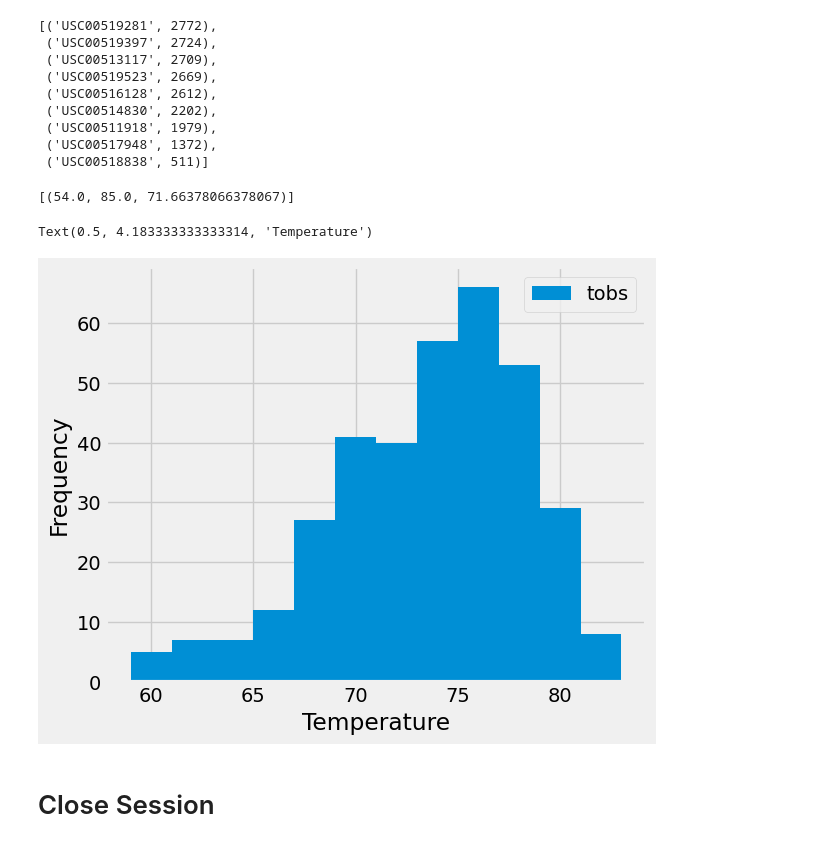
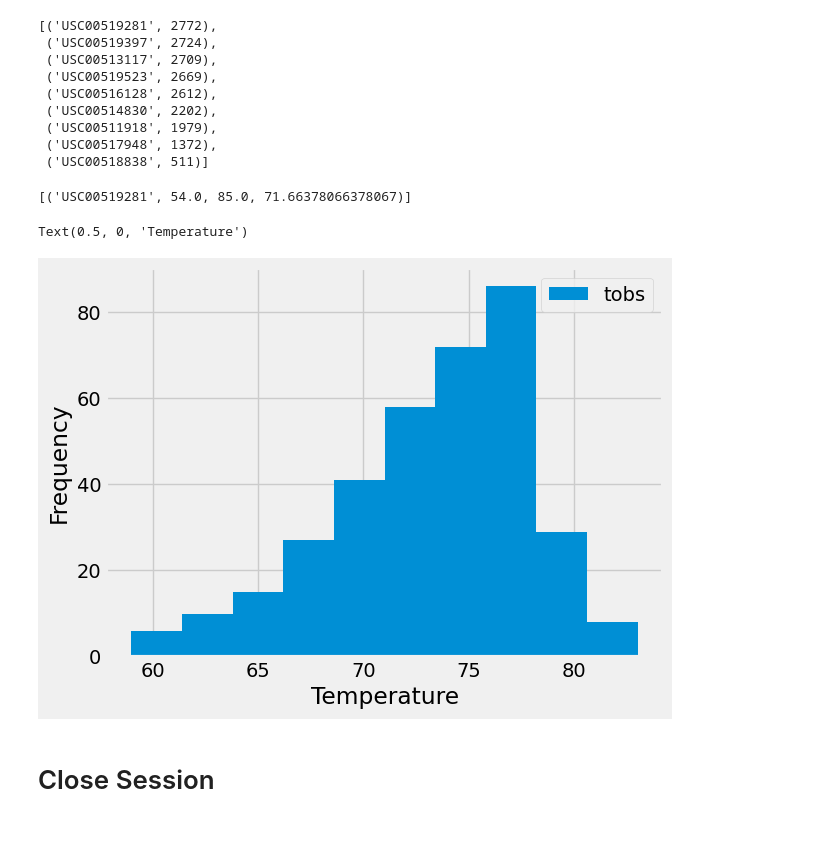
Before and after one commit to gfsiciliani/sqlalchemy-challenge, a Jupyter notebook: SurfsUp/climate.ipynb, the cells around one changed output. Cells and saved outputs as stored; diff of their text form; code cells hidden in the pictures.

```diff
--- a/SurfsUp/climate.ipynb
+++ b/SurfsUp/climate.ipynb
@@ -110,14 +110,32 @@ popular_stations
  ('USC00518838', 511)]
 # %%
 # Using the most active station id from the previous query, calculate the lowest, highest, and average temperature.
+most_popular_station = popular_stations[0].station # returns 'USC00519281'
+
+sel = [Measurement.station,
+      func.min(Measurement.tobs),
+      func.max(Measurement.tobs),
+      func.avg(Measurement.tobs)]
+most_popular_query = session.query(*sel).filter_by(station = most_popular_station).all()
+most_popular_query
 # %% [output]
-[(54.0, 85.0, 71.66378066378067)]
+[('USC00519281', 54.0, 85.0, 71.66378066378067)]
 # %%
 # Using the most active station id
 # Query the last 12 months of temperature observation data for this station and plot the results as a histogram
+year_query = (
+    session.query(Measurement.date, Measurement.tobs).
+    filter(Measurement.station == most_popular_station).
+    filter(Measurement.date >= query_date).all()
+)
+
+year_query_df = pd.DataFrame(year_query)
+
+year_query_df.plot(kind='hist')
+plt.xlabel('Temperature')
 # %% [output]
-Text(0.5, 4.183333333333314, 'Temperature')
+Text(0.5, 0, 'Temperature')
-[figure, old version]
+[figure, new version]
 # %% [markdown]
 # Close Session
 # %%
```
